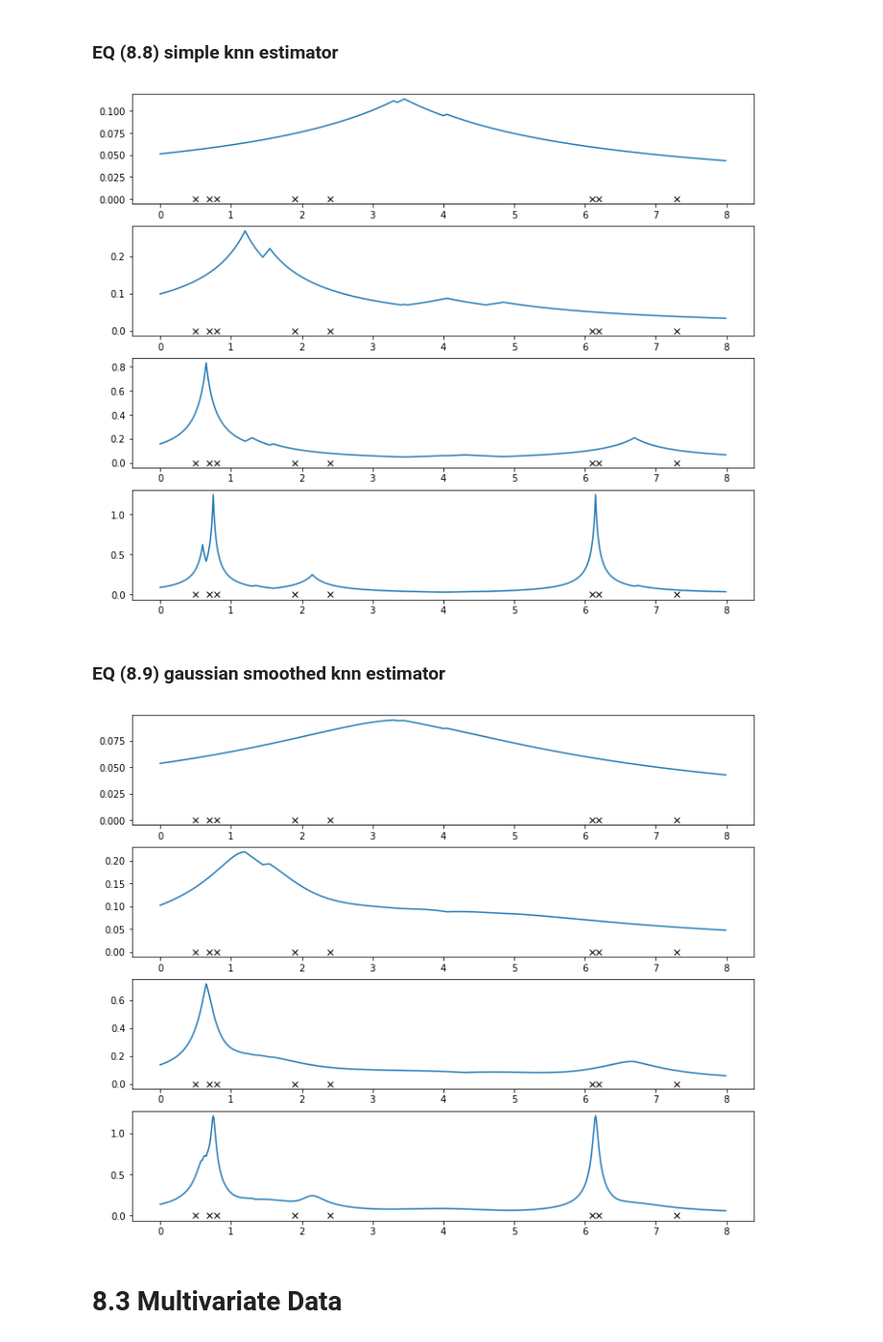
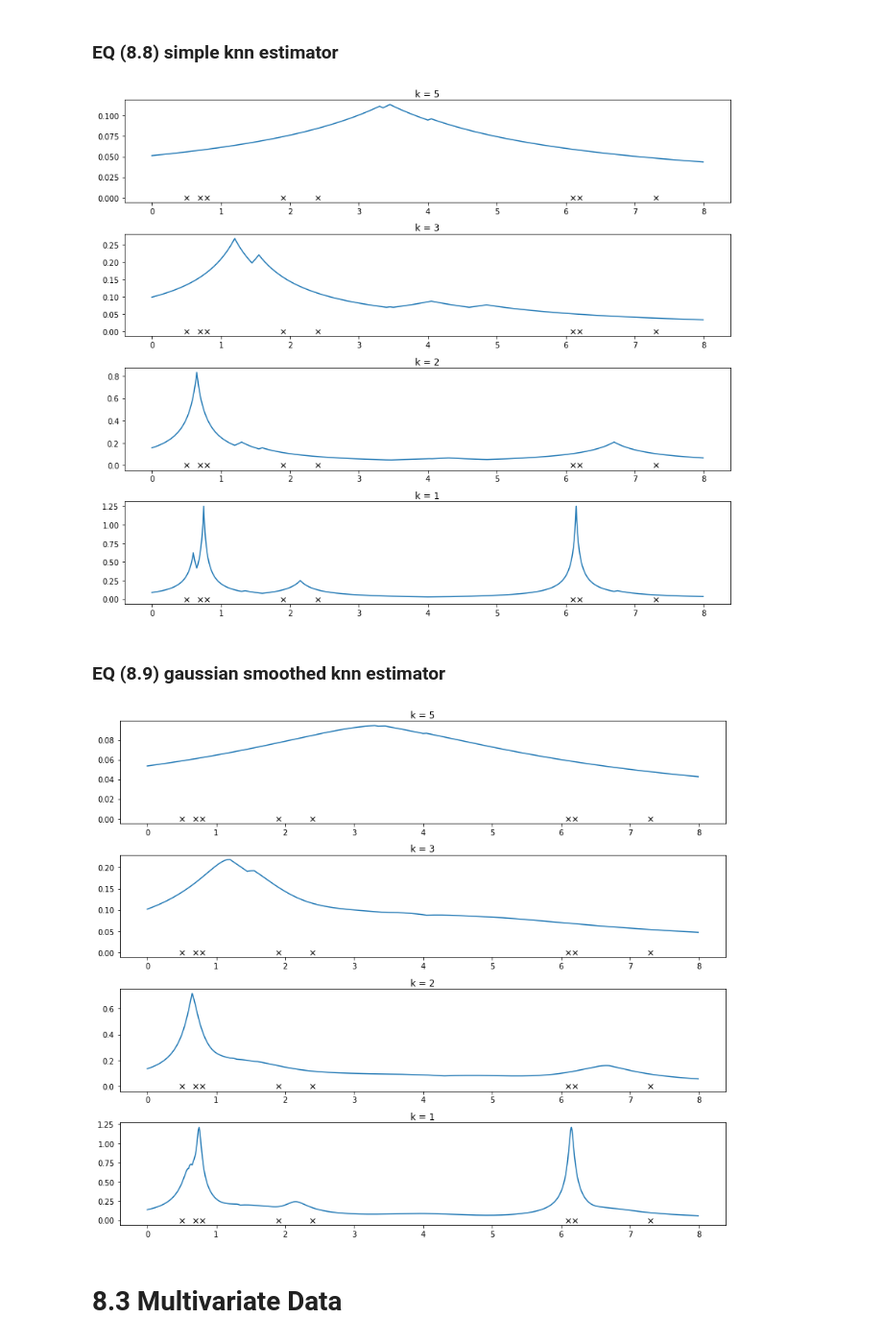
Before and after one commit to pfaion/NonparametricMethods, a Jupyter notebook: explore.ipynb, the cells around one changed output. Shown: that part at 96% size. Drawn from its saved outputs; the diff is of its cells as text; code cells hidden in the pictures.

```diff
--- a/explore.ipynb
+++ b/explore.ipynb
@@ -49,4 +49,6 @@ for i, h in enumerate(hs):
     plt.subplot(r, 1, i+1)
     plt.plot(xs, [naive_estimator(x, data, h) for x in xs])
     plt.plot(data, [0]*len(data), 'xk')
+    plt.title("h = {}".format(h))
+plt.tight_layout()
 # %% [output]
@@ -72,4 +74,6 @@ for i, h in enumerate(hs):
     plt.subplot(r, 1, i+1)
     plt.plot(xs, [kernel_estimator(x, data, h, gaussian_kernel) for x in xs])
     plt.plot(data, [0]*len(data), 'xk')
+    plt.title("h = {}".format(h))
+plt.tight_layout()
 # %% [output]
@@ -93,8 +97,10 @@ for i, k in enumerate(ks):
     plt.subplot(r, 1, i+1)
     plt.plot(xs, [k_nearest_estimator(x, data, k) for x in xs])
     plt.plot(data, [0]*len(data), 'xk')
+    plt.title("k = {}".format(k))
+plt.tight_layout()
 # %% [output]
-[figure, old version]
+[figure, new version]
 # %% [markdown]
 ### EQ (8.9) gaussian smoothed knn estimator
 # %%
@@ -107,13 +113,15 @@ def k_nn_smoothed_kernel_estimator(x, data, k, kernel):
 # %%
 ks = [5, 3, 2, 1]
 xs = np.arange(0, 8, 0.01)
 for i, k in enumerate(ks):
     r = len(ks)
     plt.subplot(r, 1, i+1)
     plt.plot(xs, [k_nn_smoothed_kernel_estimator(x, data, k, gaussian_kernel) for x in xs])
     plt.plot(data, [0]*len(data), 'xk')
+    plt.title("k = {}".format(k))
+plt.tight_layout()
 # %% [output]
-[figure, old version]
+[figure, new version]
 # %% [markdown]
 # 8.3 Multivariate Data
 # %%
```
Also changed, not shown: parts of 3 cells of this notebook, 6 other files.
